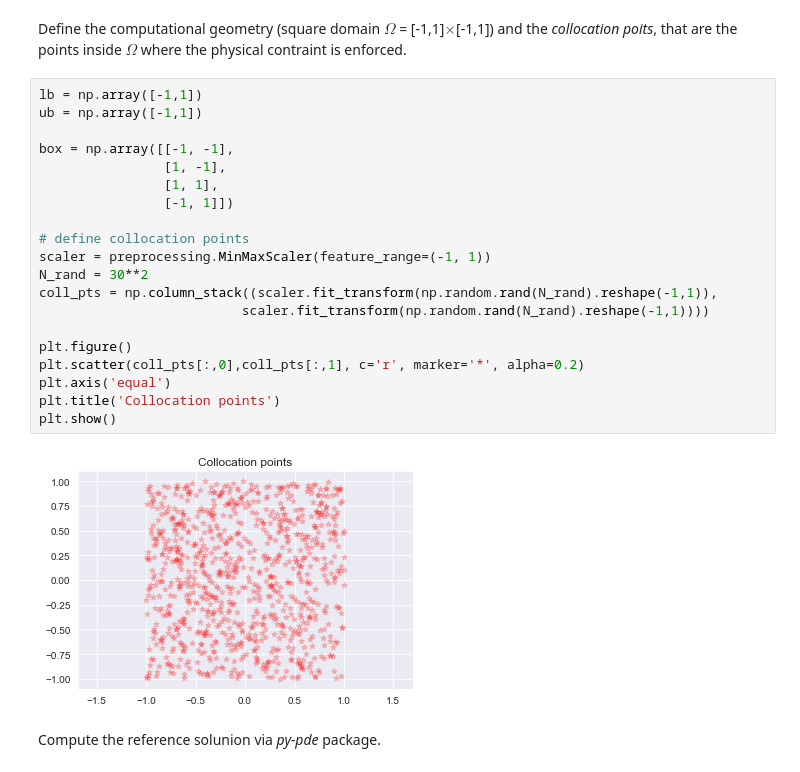
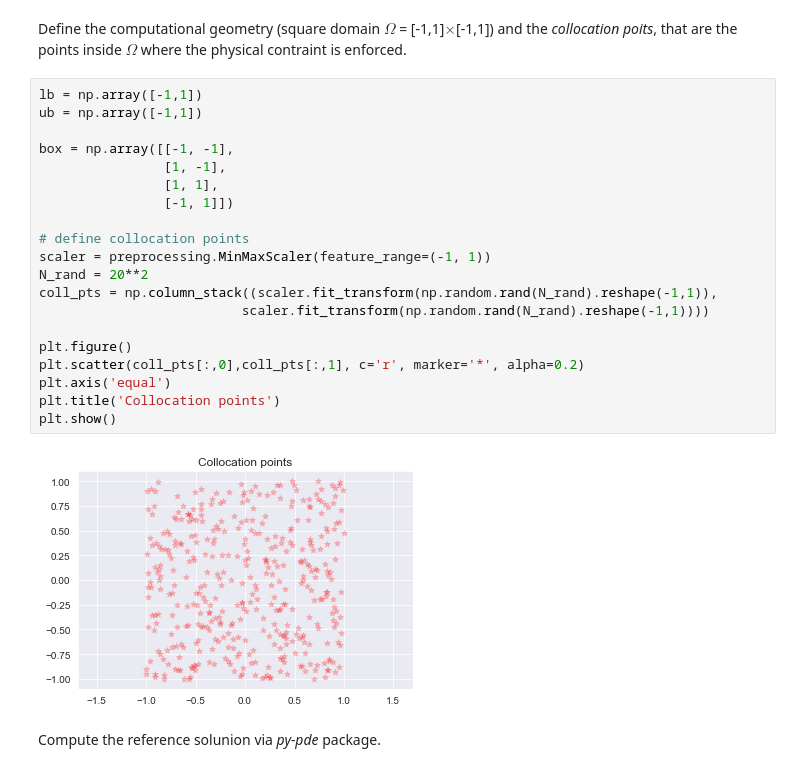
Before and after one commit to matteobonotto/Physics-informed-neural-networks, a Jupyter notebook: main_PINN_Laplace_subclassing.ipynb, the cells around one changed output. Saved outputs shown, nothing was run; the diff lists cells and outputs as text.

```diff
--- a/main_PINN_Laplace_subclassing.ipynb
+++ b/main_PINN_Laplace_subclassing.ipynb
@@ -30,25 +30,25 @@ Define the computational geometry (square domain $\Omega$ = [-1,1]$\times$[-1,1]
 # %%
 lb = np.array([-1,1])
 ub = np.array([-1,1])
 
 box = np.array([[-1, -1],
                 [1, -1],
                 [1, 1],
                 [-1, 1]])
 
 # define collocation points
 scaler = preprocessing.MinMaxScaler(feature_range=(-1, 1))
-N_rand = 30**2
+N_rand = 20**2
 coll_pts = np.column_stack((scaler.fit_transform(np.random.rand(N_rand).reshape(-1,1)),
                           scaler.fit_transform(np.random.rand(N_rand).reshape(-1,1))))
 
 plt.figure()
 plt.scatter(coll_pts[:,0],coll_pts[:,1], c='r', marker='*', alpha=0.2)
 plt.axis('equal')
 plt.title('Collocation points')
 plt.show()
 # %% [output]
-[figure, old version]
+[figure, new version]
 # %% [markdown]
 Compute the reference solunion via *py-pde* package.
 # %%
```
Also changed, not shown: parts of 3 cells of this notebook.
